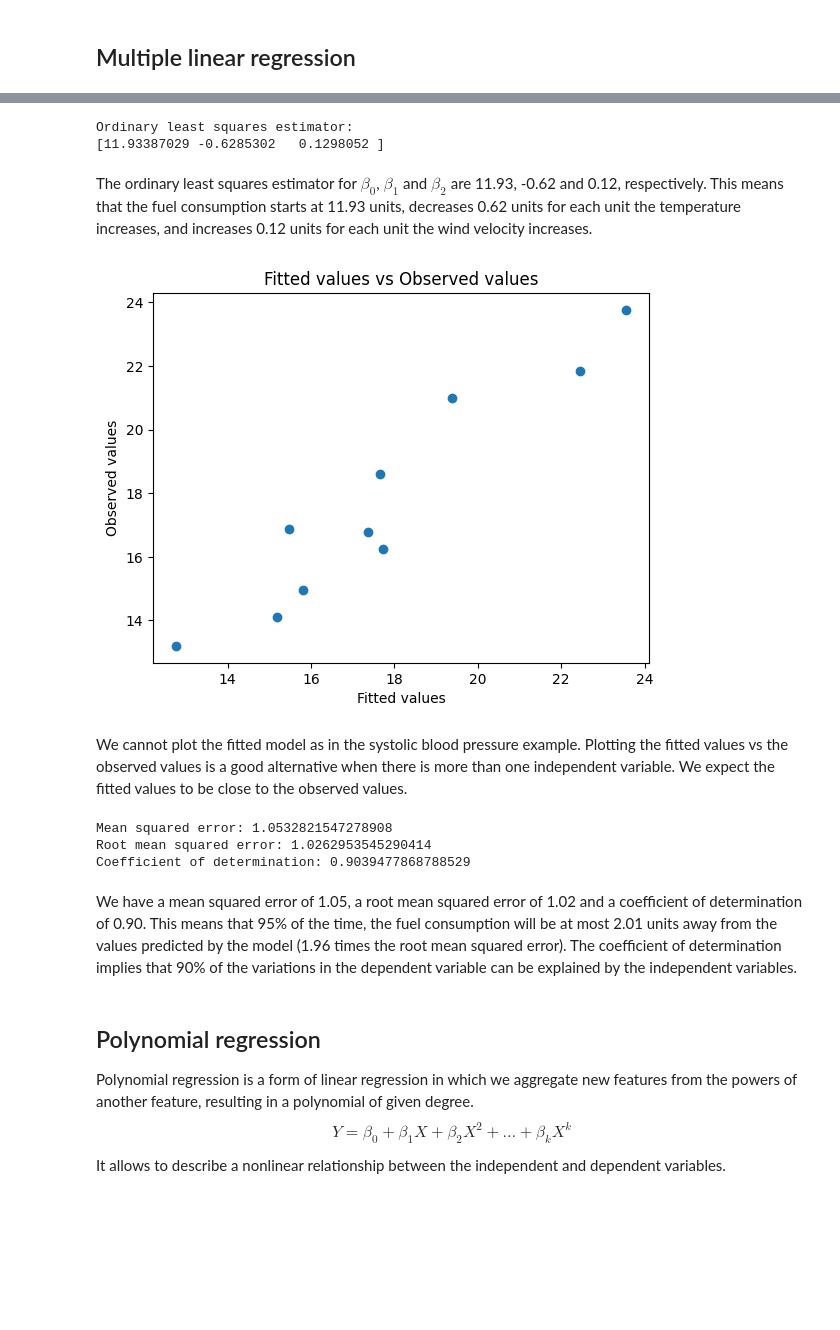
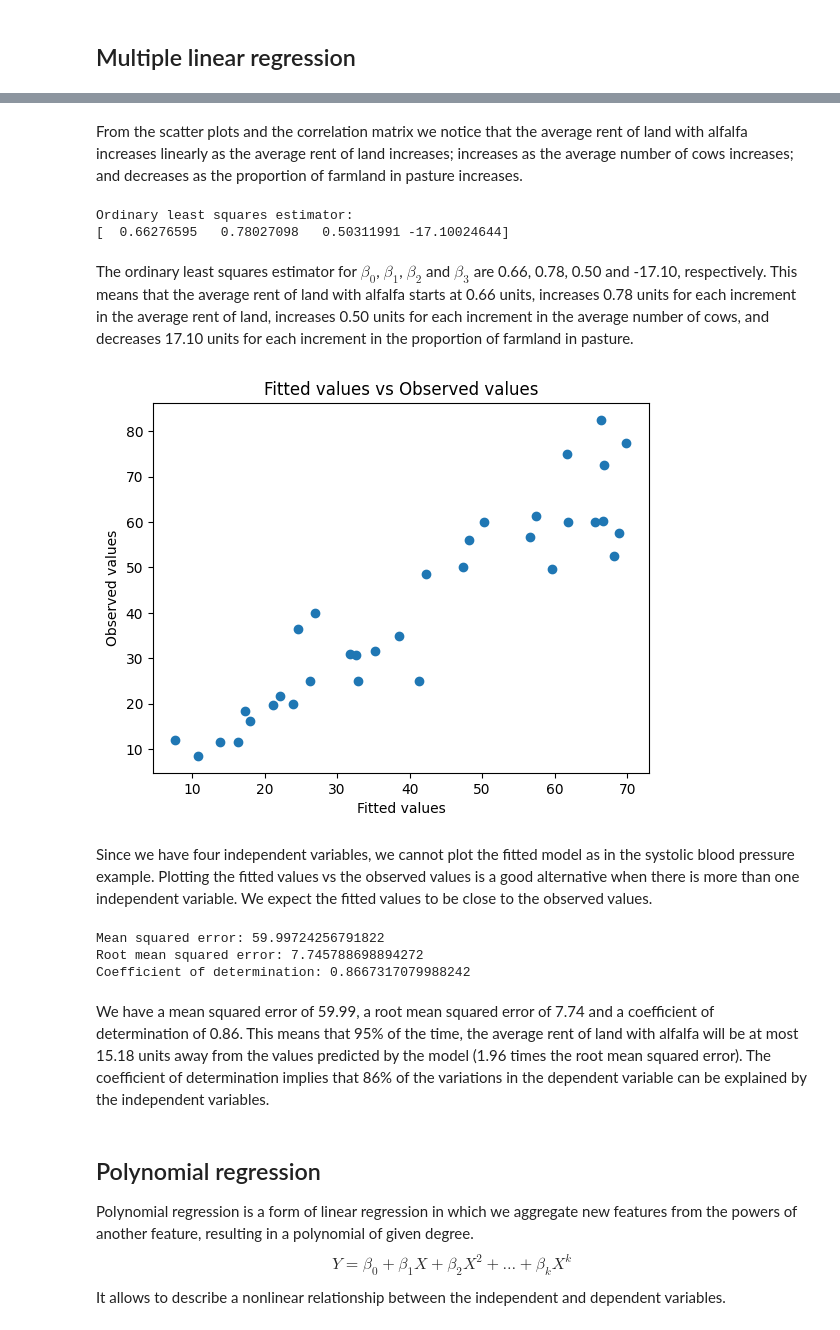
Before and after one commit to vdae2304/ML-DL, a Jupyter notebook: Regression/Linear regression.ipynb, the cells around one changed output, grey strips where cells are left out. Cells and saved outputs as stored; diff of their text form; code cells hidden in the pictures; blank space fills up the shorter version.

Commit message:
Land rent for alfalfa example

```diff
--- a/Regression/Linear regression.ipynb
+++ b/Regression/Linear regression.ipynb
@@ -195,4 +201,4 @@ Data were collected to investigate how the amount of fuel oil required to heat a
 # %%
-df_fuel = pd.read_csv("data/fuel-consumption.csv")
-df_fuel.head()
+df_land = pd.read_csv("data/land-rent.csv")
+df_land.head()
 # %% [output]
@@ -231,44 +244,46 @@ From the first scatter plot we notice that the fuel consumption decreases as the
+# %% [markdown]
+From the scatter plots and the correlation matrix we notice that the average rent of land with alfalfa increases linearly as the average rent of land increases; increases as the average number of cows increases; and decreases as the proportion of farmland in pasture increases.
 # %%
-n, _ = df_fuel.shape
-X = np.column_stack((np.ones(n), df_fuel.temperature, df_fuel.velocity))
-y = df_fuel.fuel
+n, _ = df_land.shape
+X = np.column_stack((np.ones(n), df_land.rent, df_land.cows, df_land.pasture))
+y = df_land.alfalfa_rent
 
 beta_ols = solve(X.T @ X, X.T @ y)
 print("Ordinary least squares estimator:")
 print(beta_ols)
 # %% [output]
 Ordinary least squares estimator:
-[11.93387029 -0.6285302   0.1298052 ]
+[  0.66276595   0.78027098   0.50311991 -17.10024644]
 # %% [markdown]
-The ordinary least squares estimator for $\beta_0$, $\beta_1$ and $\beta_2$ are 11.93, -0.62 and 0.12, respectively. This means that the fuel consumption starts at 11.93 units, decreases 0.62 units for each unit the temperature increases, and increases 0.12 units for each unit the wind velocity increases.
+The ordinary least squares estimator for $\beta_0$, $\beta_1$, $\beta_2$ and $\beta_3$ are 0.66, 0.78, 0.50 and -17.10, respectively. This means that the average rent of land with alfalfa starts at 0.66 units, increases 0.78 units for each increment in the average rent of land, increases 0.50 units for each increment in the average number of cows, and decreases 17.10 units for each increment in the proportion of farmland in pasture.
 # %%
-df_fuel["fitted_fuel"] = beta_ols[0] + beta_ols[1]*df_fuel.temperature \
-    + beta_ols[2]*df_fuel.velocity
+df_land["fitted_alfalfa_rent"] = beta_ols[0] + beta_ols[1]*df_land.rent \
+    + beta_ols[2]*df_land.cows + beta_ols[3]*df_land.pasture
 
 plt.figure()
 plt.title("Fitted values vs Observed values")
 plt.xlabel("Fitted values")
 plt.ylabel("Observed values")
-plt.plot("fitted_fuel", "fuel", "o", data=df_fuel)
+plt.plot("fitted_alfalfa_rent", "alfalfa_rent", "o", data=df_land)
 plt.show()
 # %% [output]
-[figure, old version]
+[figure, new version]
 # %% [markdown]
-We cannot plot the fitted model as in the systolic blood pressure example. Plotting the fitted values vs the observed values is a good alternative when there is more than one independent variable. We expect the fitted values to be close to the observed values.
+Since we have four independent variables, we cannot plot the fitted model as in the systolic blood pressure example. Plotting the fitted values vs the observed values is a good alternative when there is more than one independent variable. We expect the fitted values to be close to the observed values.
 # %%
-mse = np.mean((df_fuel.fuel - df_fuel.fitted_fuel)**2)
+mse = np.mean((df_land.alfalfa_rent - df_land.fitted_alfalfa_rent)**2)
 print("Mean squared error:", mse)
 rmse = np.sqrt(mse)
 print("Root mean squared error:", rmse)
-r2 = 1 - (np.sum((df_fuel.fuel - df_fuel.fitted_fuel)**2) /
-          np.sum((df_fuel.fuel - df_fuel.fuel.mean())**2))
+r2 = 1 - (np.sum((df_land.alfalfa_rent - df_land.fitted_alfalfa_rent)**2) /
+          np.sum((df_land.alfalfa_rent - df_land.alfalfa_rent.mean())**2))
 print("Coefficient of determination:", r2)
 # %% [output]
-Mean squared error: 1.0532821547278908
-Root mean squared error: 1.0262953545290414
-Coefficient of determination: 0.9039477868788529
+Mean squared error: 59.99724256791822
+Root mean squared error: 7.745788698894272
+Coefficient of determination: 0.8667317079988242
 # %% [markdown]
-We have a mean squared error of 1.05, a root mean squared error of 1.02 and a coefficient of determination of 0.90. This means that 95% of the time, the fuel consumption will be at most 2.01 units away from the values predicted by the model (1.96 times the root mean squared error). The coefficient of determination implies that 90% of the variations in the dependent variable can be explained by the independent variables.
+We have a mean squared error of 59.99, a root mean squared error of 7.74 and a coefficient of determination of 0.86. This means that 95% of the time, the average rent of land with alfalfa will be at most 15.18 units away from the values predicted by the model (1.96 times the root mean squared error). The coefficient of determination implies that 86% of the variations in the dependent variable can be explained by the independent variables.
 # %% [markdown]
 ## Polynomial regression
 
```
Also changed, not shown: parts of 13 cells of this notebook, 2 other files.
